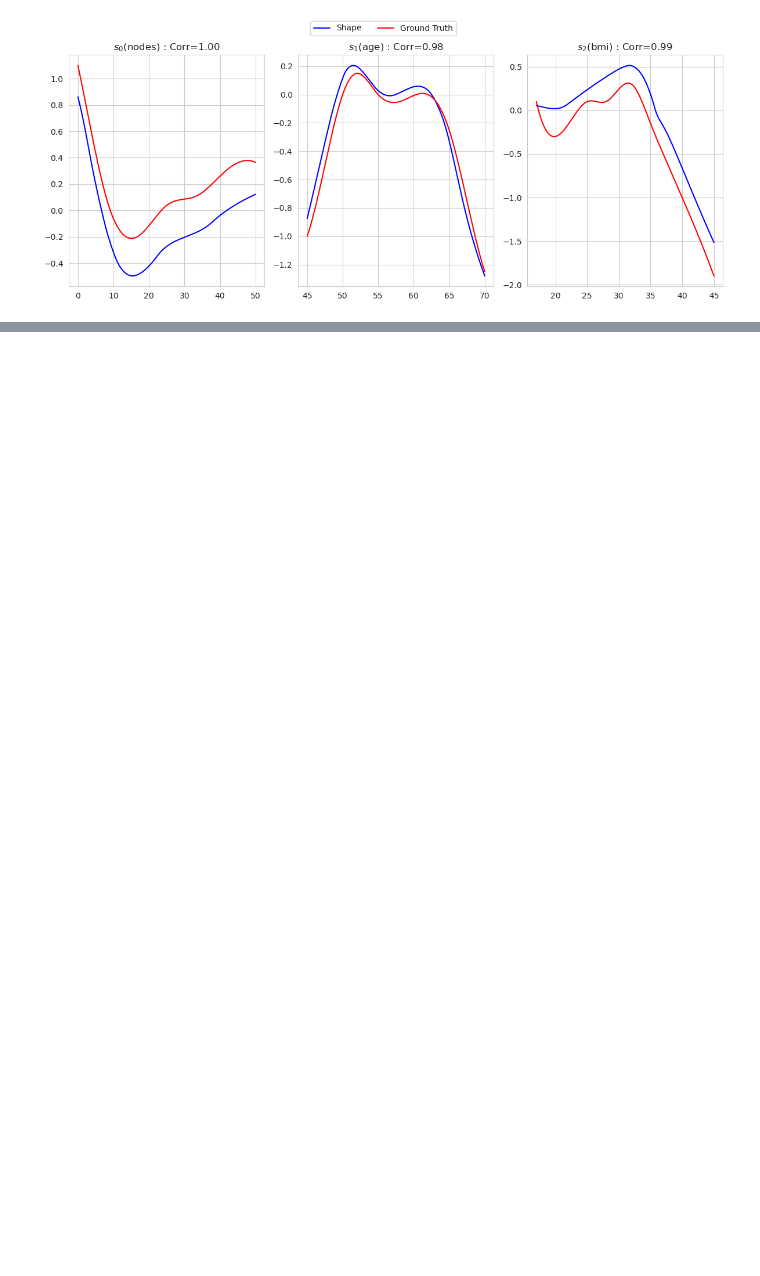
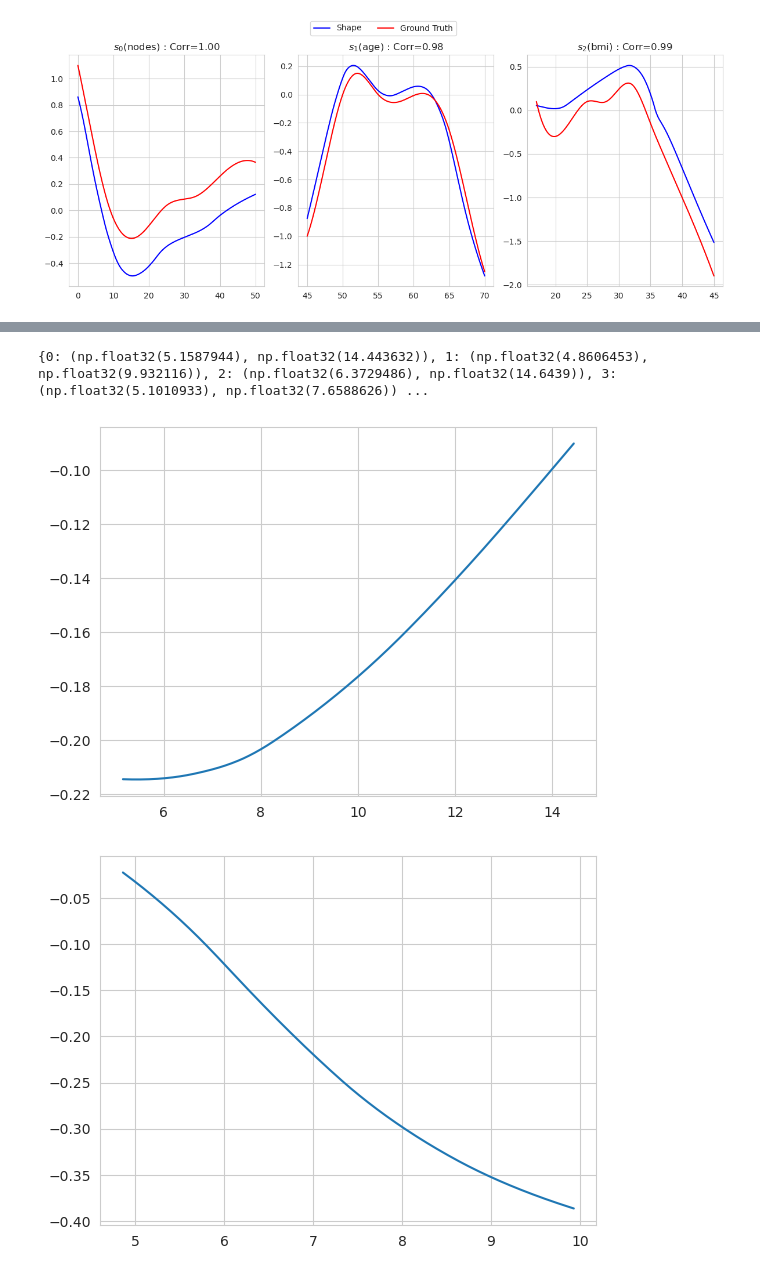
Before and after one commit to steliosbl/SurvSHAREs, a Jupyter notebook: test_fixed_equations.ipynb, the cells around one changed output, grey strips where cells are left out. Saved outputs shown, nothing was run; the diff lists cells and outputs as text; code cells hidden in the pictures; blank space fills up the shorter version.

```diff
--- a/test_fixed_equations.ipynb
+++ b/test_fixed_equations.ipynb
@@ -387,0 +411,12 @@ gp.plot_shape_functions(col_min_max, {})
+# %%
+from survshares.datasets import Metabric
+from sklearn.model_selection import train_test_split
+dataset = Metabric()
+X, T, E = dataset.load()
+X_train, X_test, T_train, T_test, E_train, E_test = train_test_split(X, T, E, test_size=0.2, random_state=42)
+n_features = X.shape[1]
+share_test = [add2] * (n_features-1) + [elem for i in range(n_features) for elem in [shape1, i]]
+gp = _Program(program=share_test, **surv_params)
+gp.raw_fitness(torch.Tensor(X_train), torch.Tensor(T_train), torch.tensor(E_train))
+y_pred = gp.execute(torch.Tensor(X_test))
+concordance_index(T_test, -y_pred, E_test)
@@ -387,0 +435,6 @@ gp.plot_shape_functions(col_min_max, {})
+# %%
+gp.plot_shape_functions({i: (np.min(X[:,i]), np.max(X[:,i])) for i in range(n_features)}, {})
+# %% [output]
+{0: (np.float32(5.1587944), np.float32(14.443632)), 1: (np.float32(4.8606453), np.float32(9.932116)), 2: (np.float32(6.3729486), np.float32(14.6439)), 3: (np.float32(5.1010933), np.float32(7.6588626)) ...
+[figure, added]
+[figure, added]
```
Also changed, not shown: parts of 18 cells of this notebook, 4 other files.
